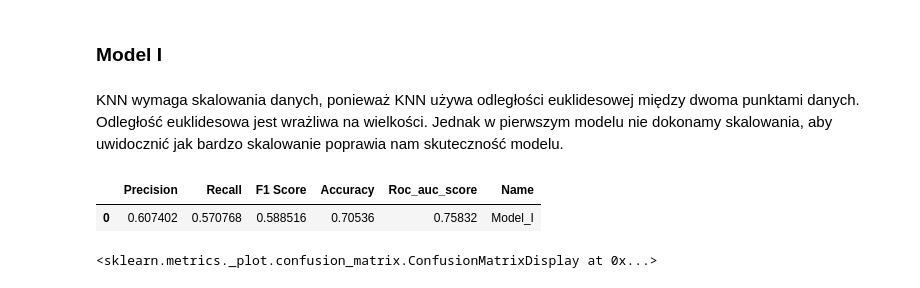
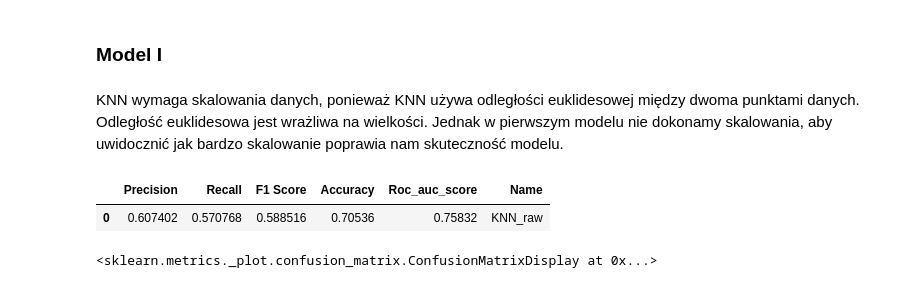
Before and after one commit to rzajac39/SAD_project2, a Jupyter notebook: notebooks/KNN.ipynb, the cells around one changed output. Saved outputs shown, nothing was run; the diff lists cells and outputs as text; code cells hidden in the pictures.

```diff
--- a/notebooks/KNN.ipynb
+++ b/notebooks/KNN.ipynb
@@ -55,12 +55,12 @@ KNN wymaga skalowania danych, ponieważ KNN używa odległości euklidesowej mi
 # %%
 knn_I = KNeighborsClassifier(n_jobs=-1)
 knn_I.fit(X_train, y_train)
 model_I = generate_raport(knn_I, X_train, X_test, y_train, y_test, True)
-model_I["Name"]= "Model_I"
+model_I["Name"]= "KNN_raw"
 model_I
 # %% [output]
 |  | Precision | Recall | F1 Score | Accuracy | Roc_auc_score | Name |
-| 0 | 0.607402 | 0.570768 | 0.588516 | 0.70536 | 0.75832 | Model_I |
+| 0 | 0.607402 | 0.570768 | 0.588516 | 0.70536 | 0.75832 | KNN_raw |
 # %%
 plot_confusion_matrix(knn_I, X_test, y_test)
 # %% [output]
```
Also changed, not shown: parts of 7 cells of this notebook, 2 other files.
